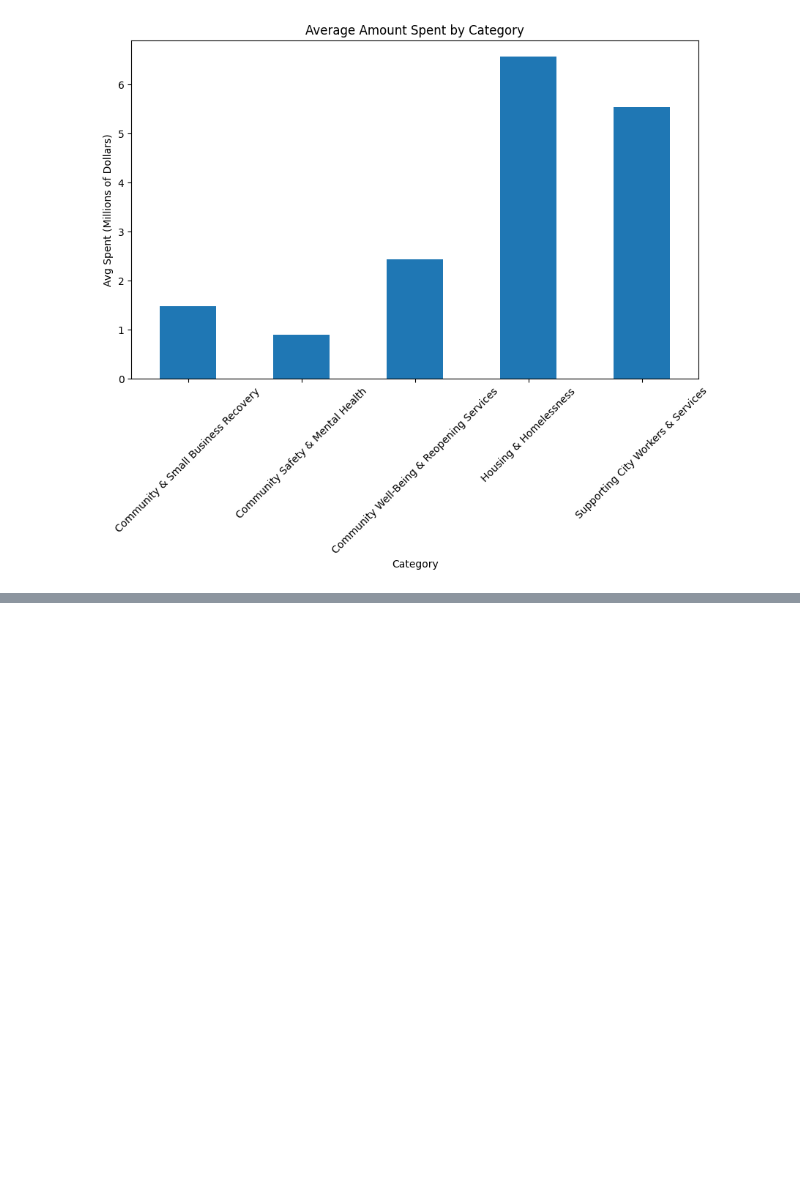
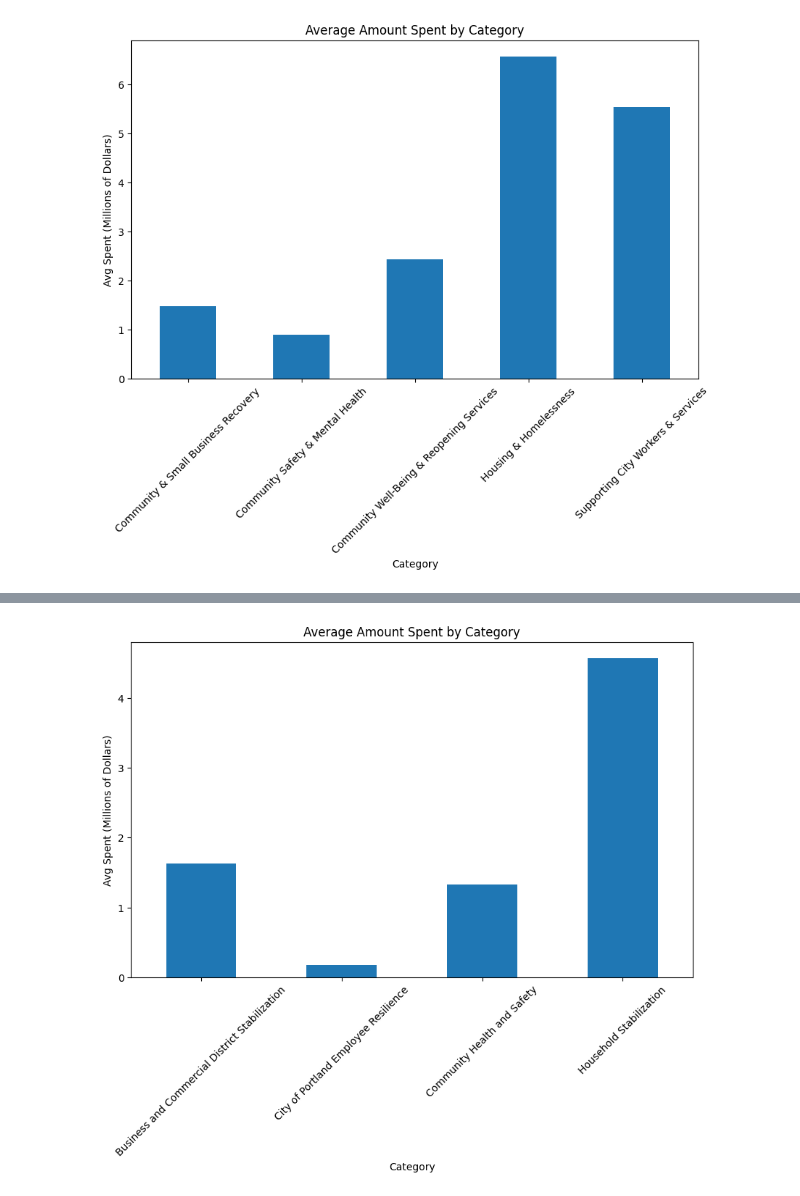
Before and after one commit to ankhaa0718/AACUW_Team6, a Jupyter notebook: Quang_Data_Exploration.ipynb, the cells around one changed output, grey strips where cells are left out. Saved outputs shown, nothing was run; the diff lists cells and outputs as text; code cells hidden in the pictures; blank space fills up the shorter version.

```diff
--- a/Quang_Data_Exploration.ipynb
+++ b/Quang_Data_Exploration.ipynb
@@ -131,0 +193,17 @@ plt.show()
+# %%
+
+# Create a bar plot
+portland_ag_df['category_avg'].plot(kind='bar', figsize=(10,6))
+
+# Set x-tick labels as the category names
+plt.xticks(ticks=range(len(portland_ag_df)), labels=portland_ag_df.index, rotation=45)
+
+# Adding labels and title
+plt.xlabel('Category')
+plt.ylabel('Avg Spent (Millions of Dollars)')
+plt.title('Average Amount Spent by Category')
+
+# Show the plot
+plt.show()
+# %% [output]
+[figure, added]
```
Also changed, not shown: parts of 5 cells of this notebook.
